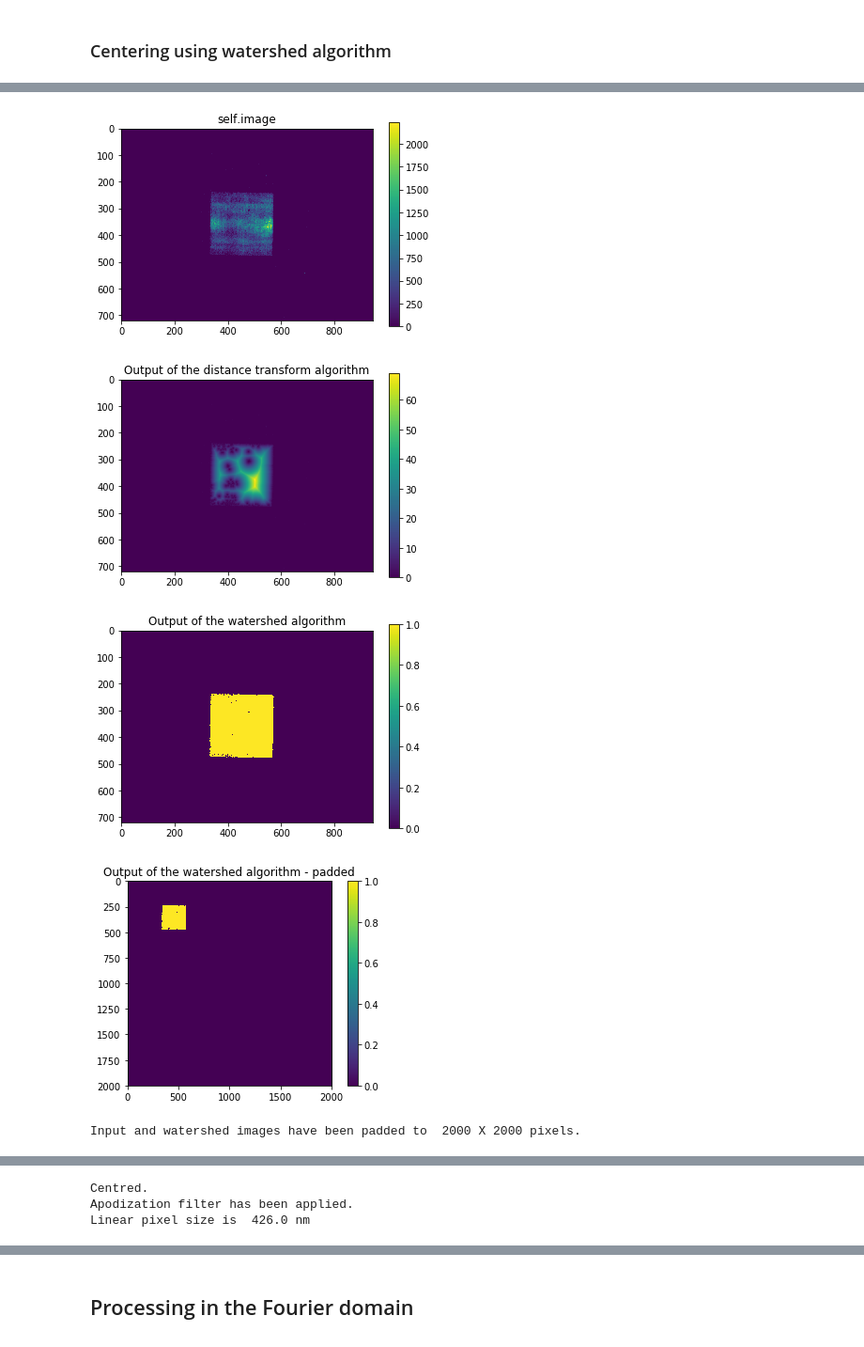
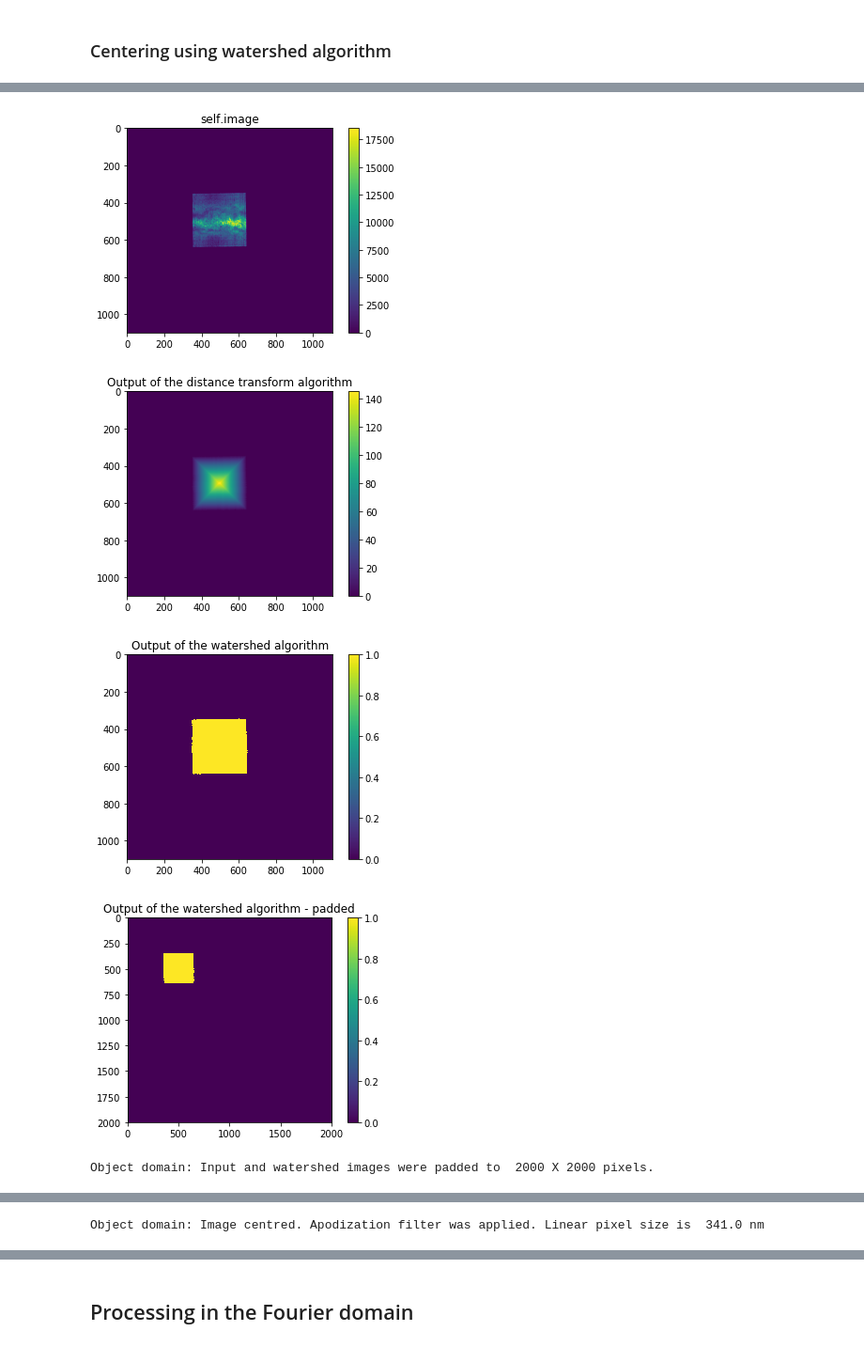
Before and after one commit to pkliui/PhaseRetrieval, a Jupyter notebook: docs/PhaseRetrieval.ipynb, the cells around one changed output, grey strips where cells are left out. Shown at 94% size. Cells and saved outputs as stored; diff of their text form; code cells hidden in the pictures.

````diff
--- a/docs/PhaseRetrieval.ipynb
+++ b/docs/PhaseRetrieval.ipynb
@@ -109,7 +121,7 @@ There is also an option to read images from tif files. In this case, no delimite
 
 The loaded image can be plotted using ```plot_image``` method of ```RSpaceImage```class. To zoom in to the image, set the keyword argument ```zoom``` to any float > 1. The input images are typically not centred in the computational domain.
 # %%
-rs = RSpaceImage(filename=os.path.join(datapath,'RS.csv'),
+rs = RSpaceImage(filename=os.path.join(datapath,'rs35.csv'),
                  delimiter='\t')
 rs.plot_image(zoom=1.5)
 # %% [output]
@@ -273,10 +289,11 @@ print(rs.centre_image_watershed.__doc__)
 # %%
 rs.centre_image_watershed(linear_object_size=100,
                           npixels_pad=2000,
-                          apodization=True)
+                          apodization=True,
+                          plot_progress = True)
 # %% [output]
-[figure, old version]
+[figure, new version]
-[figure, old version]
+[figure, new version]
-[figure, old version]
+[figure, new version]
-[figure, old version]
+[figure, new version]
-Input and watershed images have been padded to  2000 X 2000 pixels.
+Object domain: Input and watershed images were padded to  2000 X 2000 pixels.
@@ -284,3 +301 @@ Input and watershed images have been padded to  2000 X 2000 pixels.
-Centred.
-Apodization filter has been applied.
-Linear pixel size is  426.0 nm
+Object domain: Image centred. Apodization filter was applied. Linear pixel size is  341.0 nm
````
Also changed, not shown: parts of 104 cells of this notebook.
